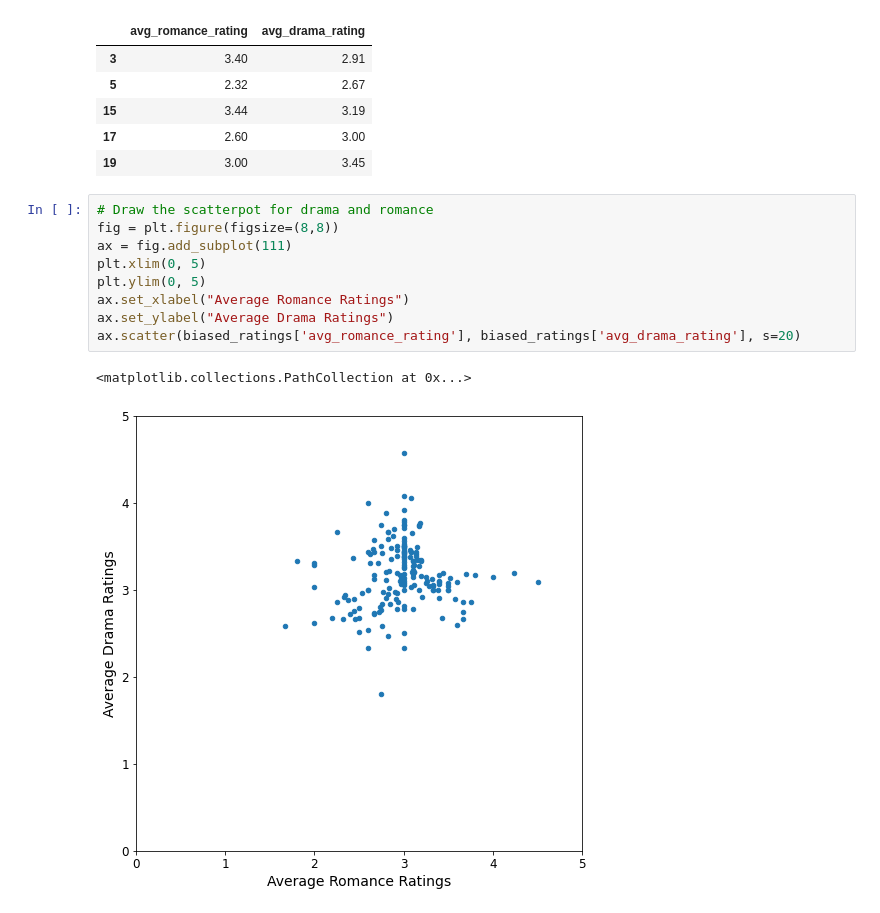
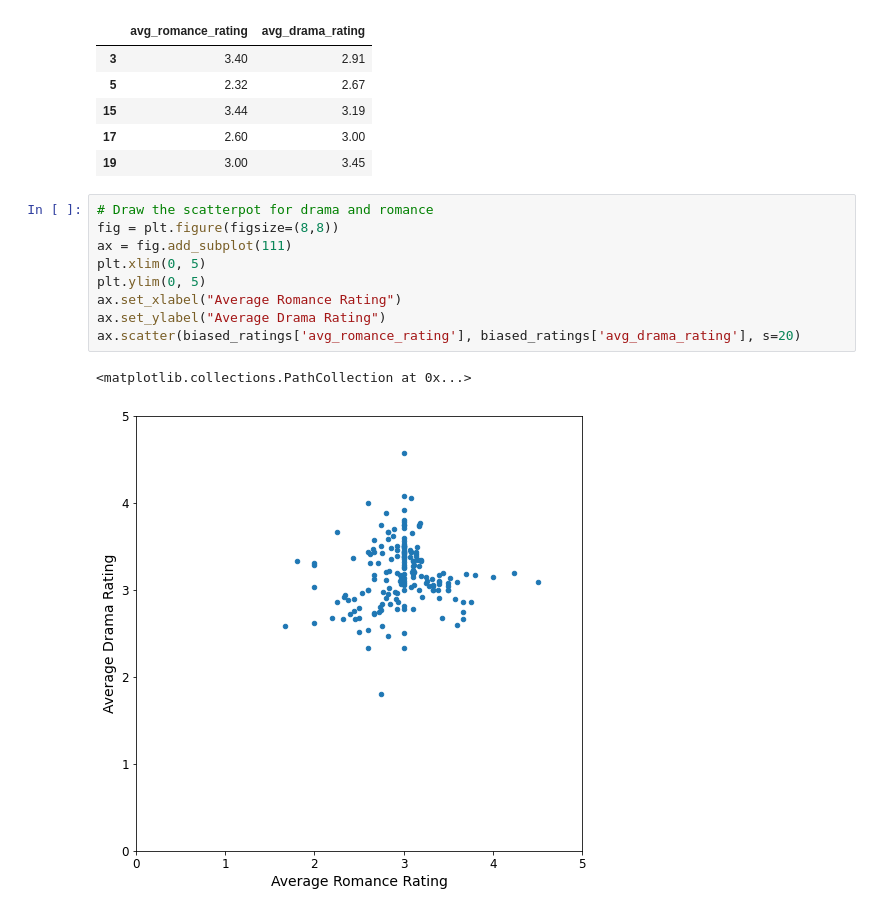
Before and after one commit to Xevenst/MovLensDataSet, a Jupyter notebook: Recommender_Systems_Final_Project.ipynb, the cells around one changed output. Cells and saved outputs as stored; diff of their text form.

```diff
--- a/Recommender_Systems_Final_Project.ipynb
+++ b/Recommender_Systems_Final_Project.ipynb
@@ -427,12 +456,12 @@ biased_ratings.head()
 # %%
 # Draw the scatterpot for drama and romance
 fig = plt.figure(figsize=(8,8))
 ax = fig.add_subplot(111)
 plt.xlim(0, 5)
 plt.ylim(0, 5)
-ax.set_xlabel("Average Romance Ratings")
-ax.set_ylabel("Average Drama Ratings")
+ax.set_xlabel("Average Romance Rating")
+ax.set_ylabel("Average Drama Rating")
 ax.scatter(biased_ratings['avg_romance_rating'], biased_ratings['avg_drama_rating'], s=20)
 # %% [output]
 <matplotlib.collections.PathCollection at 0x...>
-[figure, old version]
+[figure, new version]
```
Also changed, not shown: parts of 14 cells of this notebook.
